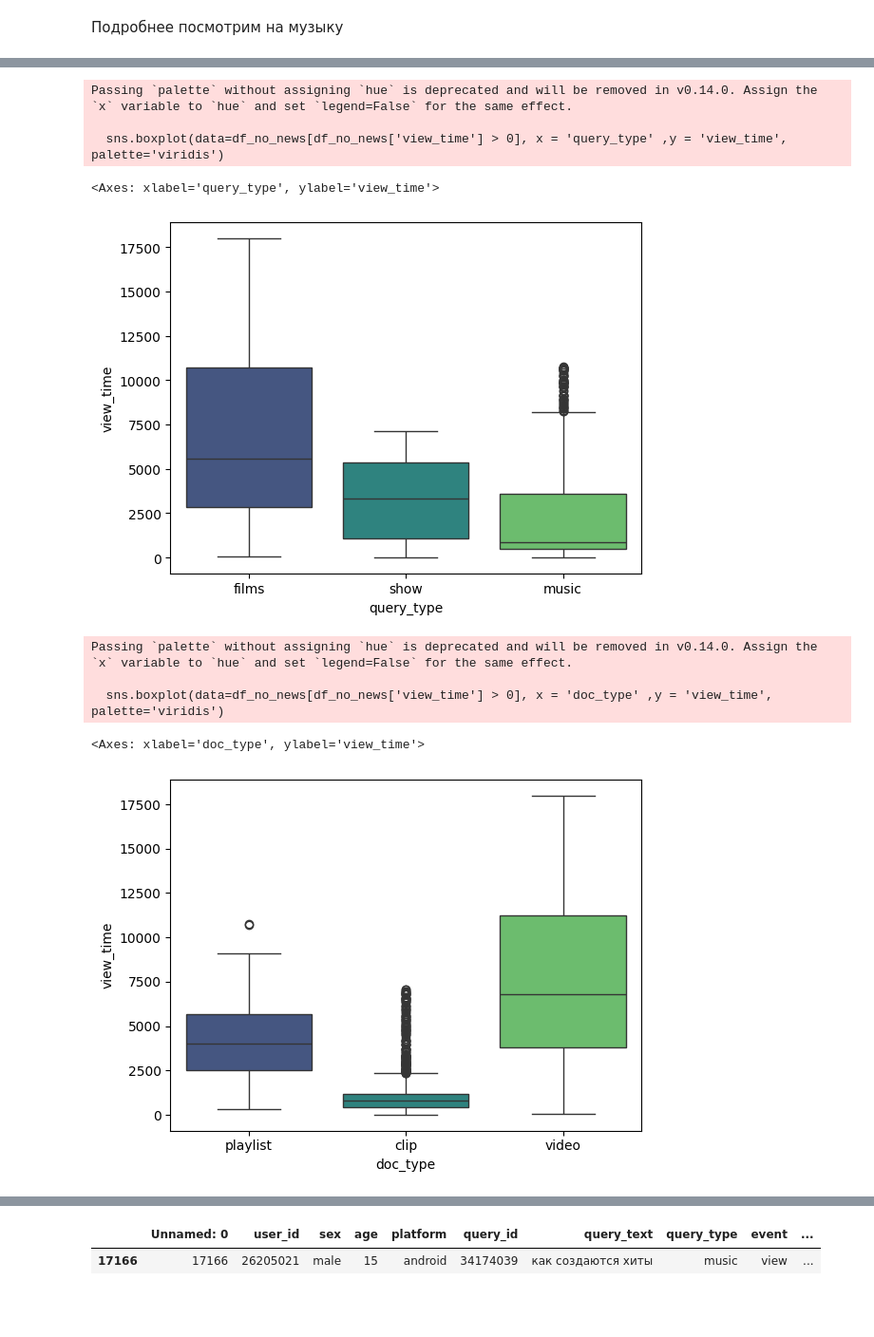
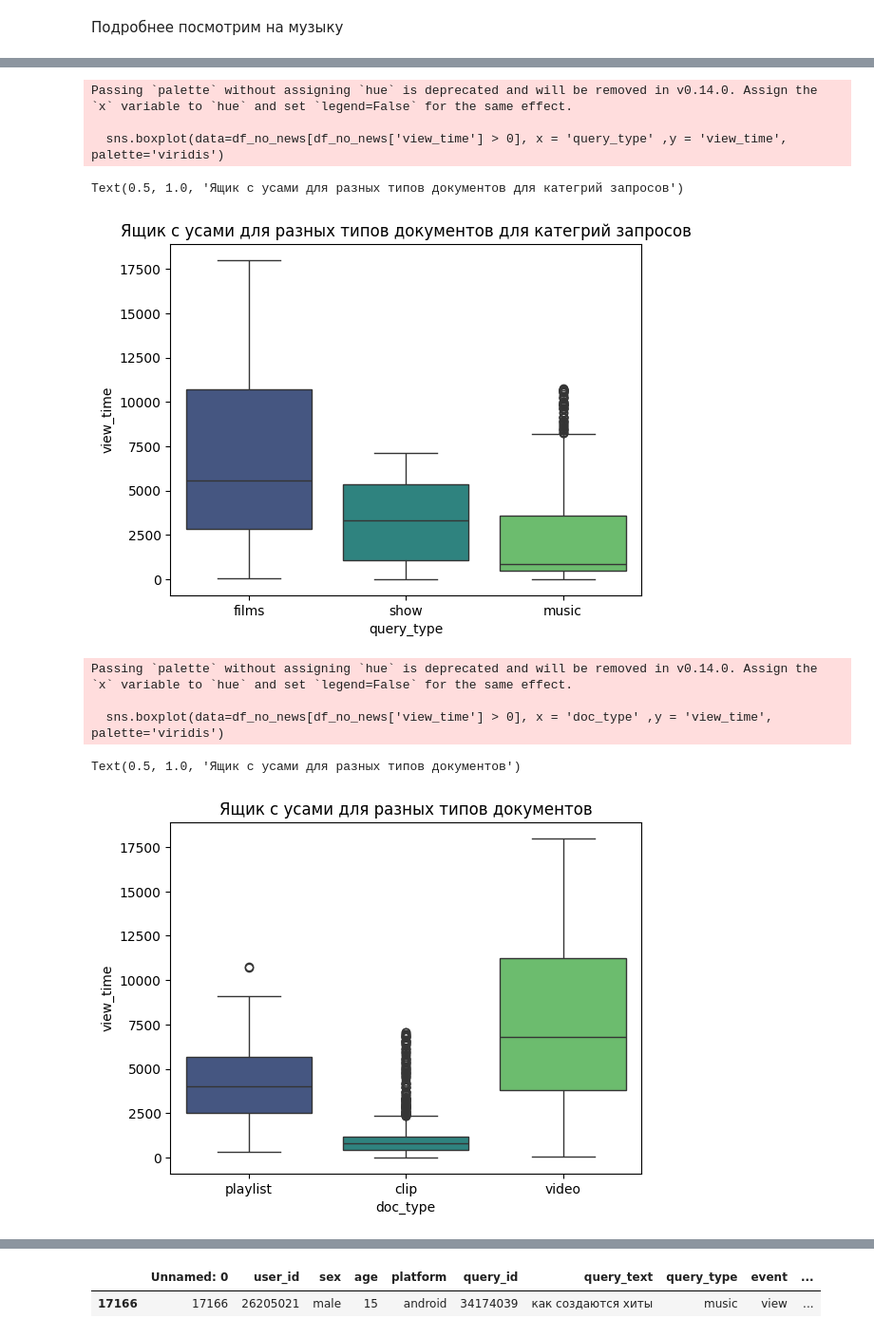
Before and after one commit to Xsize731/techtest_vk, a Jupyter notebook: main.ipynb, the cells around one changed output, grey strips where cells are left out. Shown at 95% size. Drawn from its saved outputs; the diff is of its cells as text; code cells hidden in the pictures; blank space fills up the shorter version.

```diff
--- a/main.ipynb
+++ b/main.ipynb
@@ -287,21 +294,23 @@ df_no_news[df_no_news['click_position'] > 20]
 # %%
 # видно что выбросов для музыки много, а для остальных категорий их и вовсе нет
 sns.boxplot(data=df_no_news[df_no_news['view_time'] > 0], x = 'query_type' ,y = 'view_time', palette='viridis')
+plt.title('Ящик с усами для разных типов документов для категрий запросов')
 # %% [output]
 Passing `palette` without assigning `hue` is deprecated and will be removed in v0.14.0. Assign the `x` variable to `hue` and set `legend=False` for the same effect.
 
   sns.boxplot(data=df_no_news[df_no_news['view_time'] > 0], x = 'query_type' ,y = 'view_time', palette='viridis')
-<Axes: xlabel='query_type', ylabel='view_time'>
+Text(0.5, 1.0, 'Ящик с усами для разных типов документов для категрий запросов')
-[figure, old version]
+[figure, new version]
 # %%
 # посмотрим музыку но с разбивкой для типа документа, почти все выбросы для клипов, это нормально, так как пользователь может "залипнуть" и смореть дольше среднего, тут проблем нет
 sns.boxplot(data=df_no_news[df_no_news['view_time'] > 0], x = 'doc_type' ,y = 'view_time', palette='viridis')
+plt.title("Ящик с усами для разных типов документов")
 # %% [output]
 Passing `palette` without assigning `hue` is deprecated and will be removed in v0.14.0. Assign the `x` variable to `hue` and set `legend=False` for the same effect.
 
   sns.boxplot(data=df_no_news[df_no_news['view_time'] > 0], x = 'doc_type' ,y = 'view_time', palette='viridis')
-<Axes: xlabel='doc_type', ylabel='view_time'>
+Text(0.5, 1.0, 'Ящик с усами для разных типов документов')
-[figure, old version]
+[figure, new version]
 # %%
 # резкий скачек для android обусловлен пользователем который долго смотрел музыку
 plt.figure(figsize=(12,8))
```
Also changed, not shown: parts of 11 cells of this notebook.
